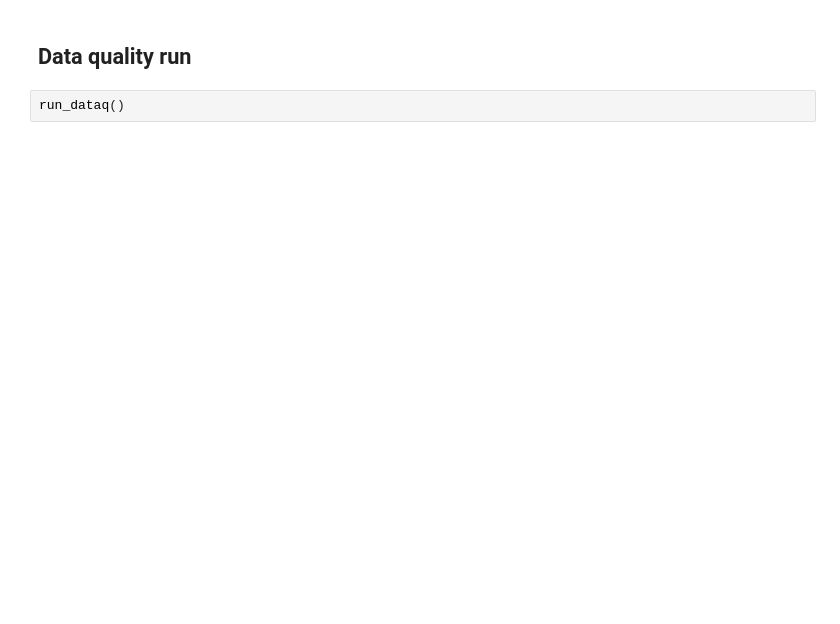
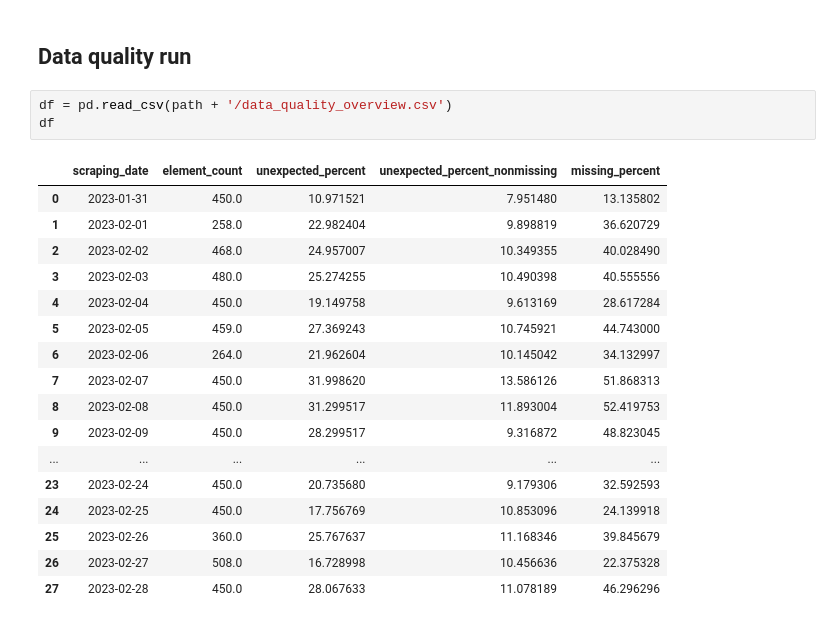
Before and after one commit to casulippo/Thesis---Data-Quality-Project, a Jupyter notebook: notebook/DataQualityResults.ipynb, the cells around one changed output. Cells and saved outputs as stored; diff of their text form; blank space fills up the shorter version.

```diff
--- a/notebook/DataQualityResults.ipynb
+++ b/notebook/DataQualityResults.ipynb
@@ -82,4 +47,23 @@ No artists with labels found to put in legend.  Note that artists whose label st
 # %% [markdown]
 ## Data quality run
-# %%
-run_dataq()
+# %%
+df = pd.read_csv(path + '/data_quality_overview.csv')
+df
+# %% [output]
+|  | scraping_date | element_count | unexpected_percent | unexpected_percent_nonmissing | missing_percent |
+| 0 | 2023-01-31 | 450.0 | 10.971521 | 7.951480 | 13.135802 |
+| 1 | 2023-02-01 | 258.0 | 22.982404 | 9.898819 | 36.620729 |
+| 2 | 2023-02-02 | 468.0 | 24.957007 | 10.349355 | 40.028490 |
+| 3 | 2023-02-03 | 480.0 | 25.274255 | 10.490398 | 40.555556 |
+| 4 | 2023-02-04 | 450.0 | 19.149758 | 9.613169 | 28.617284 |
+| 5 | 2023-02-05 | 459.0 | 27.369243 | 10.745921 | 44.743000 |
+| 6 | 2023-02-06 | 264.0 | 21.962604 | 10.145042 | 34.132997 |
+| 7 | 2023-02-07 | 450.0 | 31.998620 | 13.586126 | 51.868313 |
+| 8 | 2023-02-08 | 450.0 | 31.299517 | 11.893004 | 52.419753 |
+| 9 | 2023-02-09 | 450.0 | 28.299517 | 9.316872 | 48.823045 |
+| ... | ... | ... | ... | ... | ... |
+| 23 | 2023-02-24 | 450.0 | 20.735680 | 9.179306 | 32.592593 |
+| 24 | 2023-02-25 | 450.0 | 17.756769 | 10.853096 | 24.139918 |
+| 25 | 2023-02-26 | 360.0 | 25.767637 | 11.168346 | 39.845679 |
+| 26 | 2023-02-27 | 508.0 | 16.728998 | 10.456636 | 22.375328 |
+| 27 | 2023-02-28 | 450.0 | 28.067633 | 11.078189 | 46.296296 |
```
Also changed, not shown: parts of 11 cells of this notebook.
